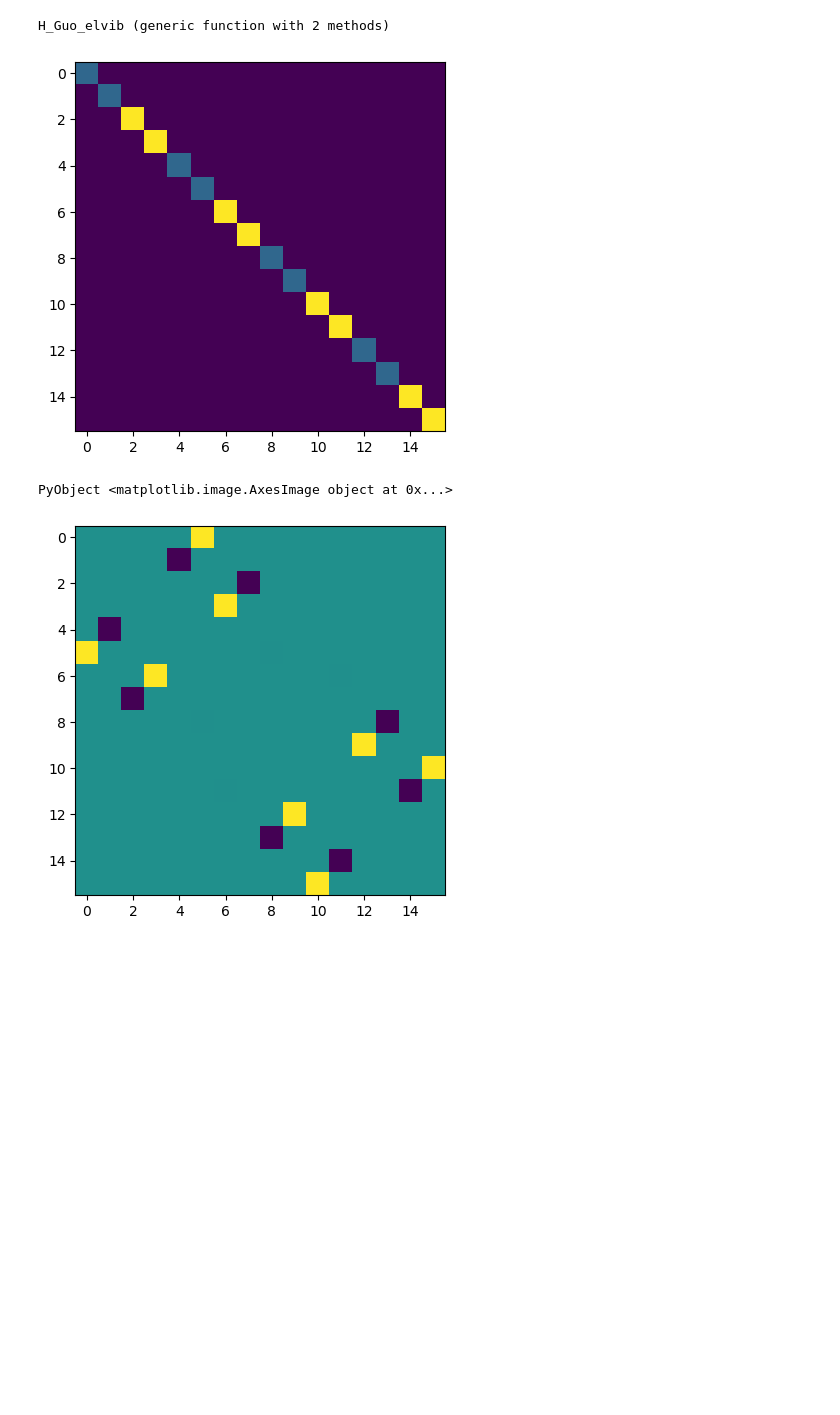
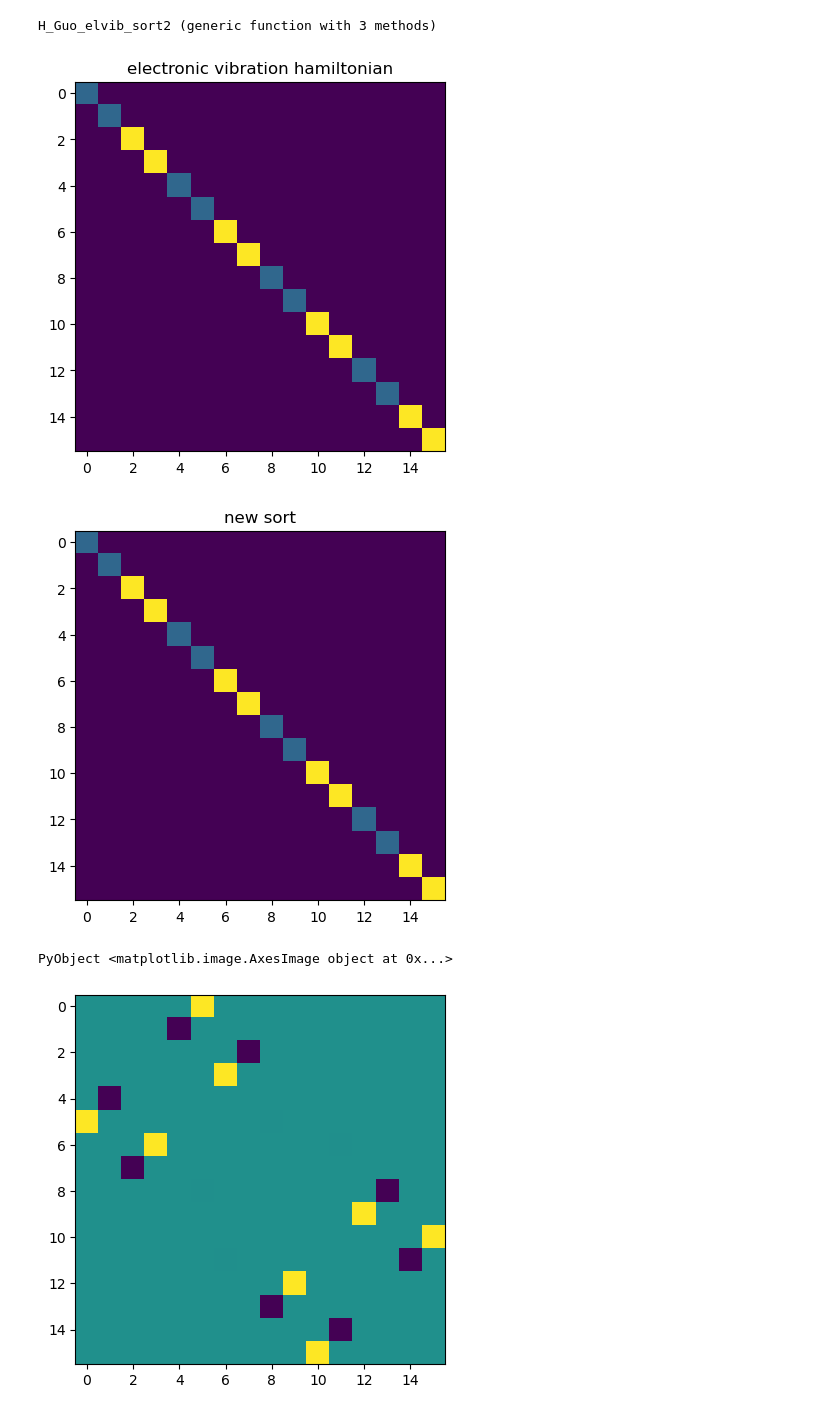
Before and after one commit to RudSmo/CISS, a Jupyter notebook: source/negf_hamiltonians/Guos model.ipynb, the cells around one changed output. Saved outputs shown, nothing was run; the diff lists cells and outputs as text; code cells hidden in the pictures; blank space fills up the shorter version.

```diff
--- a/source/negf_hamiltonians/Guos model.ipynb
+++ b/source/negf_hamiltonians/Guos model.ipynb
@@ -174,16 +273,50 @@ function H_Guo_elvib(
     return Mtrx
 end
 # is a imaginary matrix
+
+function H_Guo_elvib_sort2(
+        g_coupling::Float64,
+        X::Array{Float64}, # array with enumerating over n first half of array for j = 1, second half for j = 2 starting with n=0 again
+        N::Int64 # number of total sites in both chains
+    )
+
+    Mtrx = zeros(Complex{Float64},2*N, 2*N)
+
+    for i in 1:4:2*N # i = number of site n bloc * 4 -> position in grand matrix
+        i_steps = Integer((i+3)/4)
+        for k in 1:1:4 # k = indexing  inside the bloc
+            #diagonaleinträge
+
+            if k == 1 || k ==2 #|| heißt osder, da spin up und spin down hier keine unterschiede aufweisen
+            #erster und zweiter Blockelement der Untermatriyx j = 1 --> x[i_ssteps]
+                Mtrx[(i+k-1), (i+k-1)] = X[i_steps] *g_coupling/ sqrt(2)
+            else # für j = 2 -> ab hälfte der x liste ---> x[N + i_steps]
+                Mtrx[(i+k-1), (i+k-1)] = X[Integer(N/2) + i_steps]*g_coupling/ sqrt(2)
+            end
+        end
+    end
+    return Matrix(Mtrx)
+end
 # %% [output]
-H_Guo_elvib (generic function with 2 methods)
+H_Guo_elvib_sort2 (generic function with 3 methods)
 # %%
-displacement1= Array[ ones(n)*.5, ones(n)*1.5] #first entries are n = 1, second: n= 2
+displacement1= Array[ ones(n)*.5, ones(n)*1.5] #first entries are j = 1, second: j= 2
 g_coupling = Array[ones(n), ones(n), ones(n), ones(n)]
 H_elec_vibration = H_Guo_elvib(g_coupling, displacement1, onsight_chain1)
 #print(H_elec_vibration)
+plt.figure()
+plt.title( "electronic vibration hamiltonian")
 plt.imshow(abs.(H_elec_vibration))
+
+displacement_sort2= vcat( ones(n)*.5, ones(n)*1.5)#first entries are j = 1, second: j= 2
+g_coupling_sort2 = 1.
+H_elec_vibration_sort2 = H_Guo_elvib_sort2(g_coupling_sort2, displacement_sort2,  2*n)
+plt.figure()
+plt.title( "new sort")
+plt.imshow(abs.(H_elec_vibration_sort2))
 # %% [output]
-[figure, old version]
+[figure, new version]
+[figure, added]
 PyObject <matplotlib.image.AxesImage object at 0x...>
 # %%
 function H_guo()
```
Also changed, not shown: parts of 5 cells of this notebook, 40 other files.
